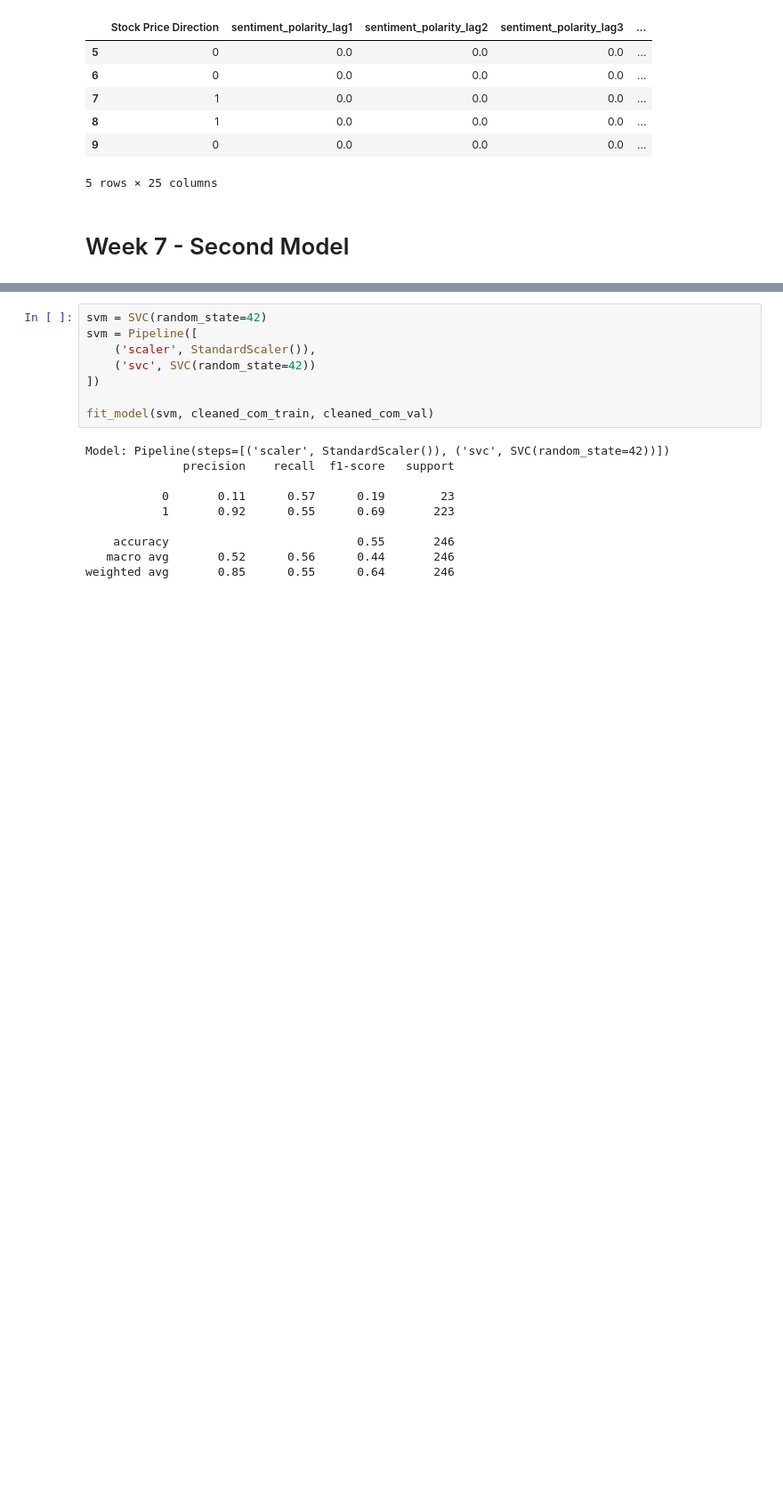
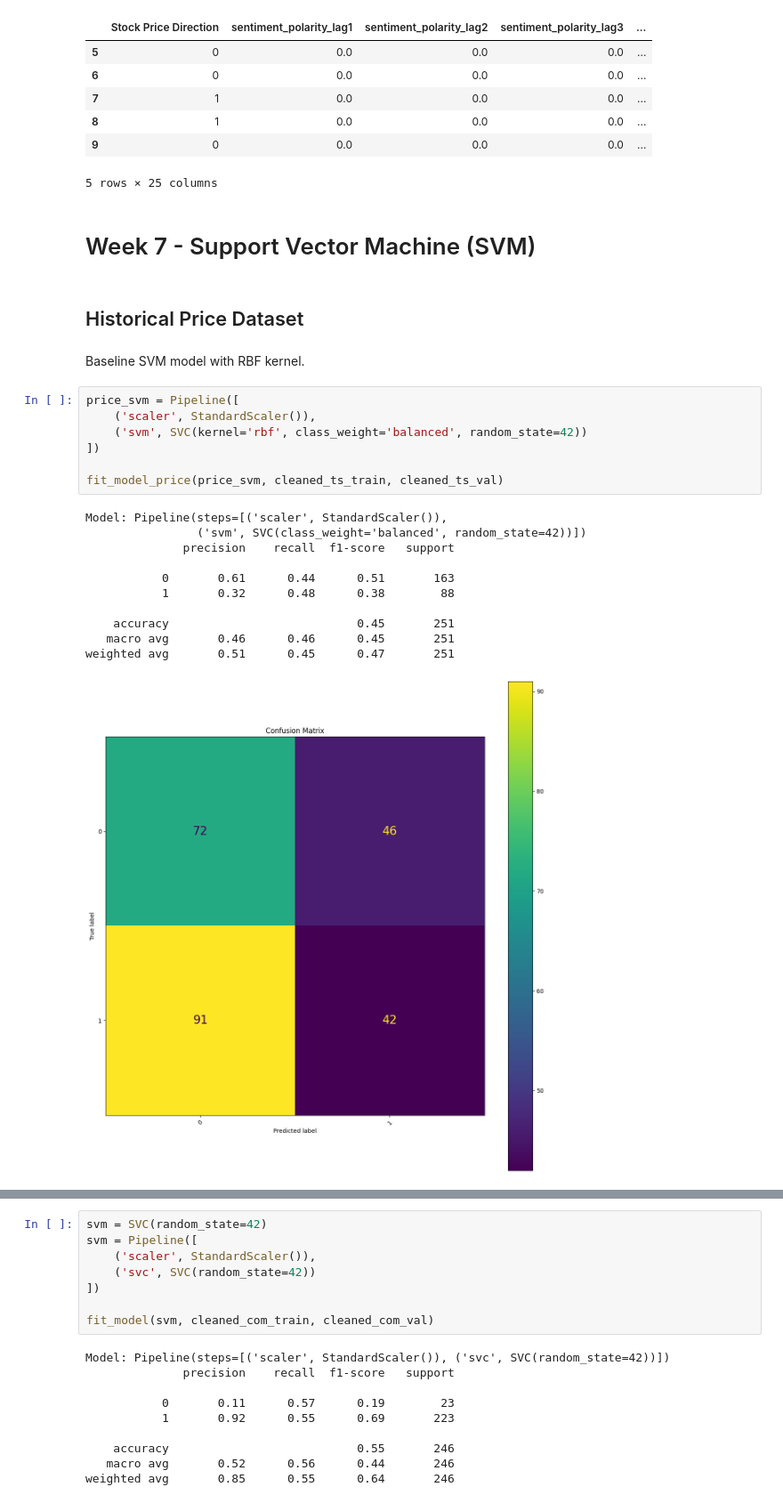
Before and after one commit to yvanlonginjr/market-sentiment-predictor, a Jupyter notebook: notebooks/Market_Sentiment_Predictor_Pipeline.ipynb, the cells around one changed output, grey strips where cells are left out. Shown at 89% size. Saved outputs shown, nothing was run; the diff lists cells and outputs as text; blank space fills up the shorter version.

Commit message:
Price Data SVM

```diff
--- a/notebooks/Market_Sentiment_Predictor_Pipeline.ipynb
+++ b/notebooks/Market_Sentiment_Predictor_Pipeline.ipynb
@@ -1667,4 +1664,27 @@ cleaned_com_train.head(5)
 | 9 | 0 | 0.0 | 0.0 | 0.0 | ... |
 5 rows × 25 columns
 # %% [markdown]
-# Week 7 - Second Model
+# Week 7 - Support Vector Machine (SVM)
+# %% [markdown]
+## Historical Price Dataset
+# %% [markdown]
+Baseline SVM model with RBF kernel.
+# %%
+price_svm = Pipeline([
+    ('scaler', StandardScaler()),
+    ('svm', SVC(kernel='rbf', class_weight='balanced', random_state=42))
+])
+
+fit_model_price(price_svm, cleaned_ts_train, cleaned_ts_val)
+# %% [output]
+Model: Pipeline(steps=[('scaler', StandardScaler()),
+                ('svm', SVC(class_weight='balanced', random_state=42))])
+              precision    recall  f1-score   support
+
+           0       0.61      0.44      0.51       163
+           1       0.32      0.48      0.38        88
+
+    accuracy                           0.45       251
+   macro avg       0.46      0.46      0.45       251
+weighted avg       0.51      0.45      0.47       251
+[figure, added]
```
Also changed, not shown: parts of 7 cells of this notebook.
